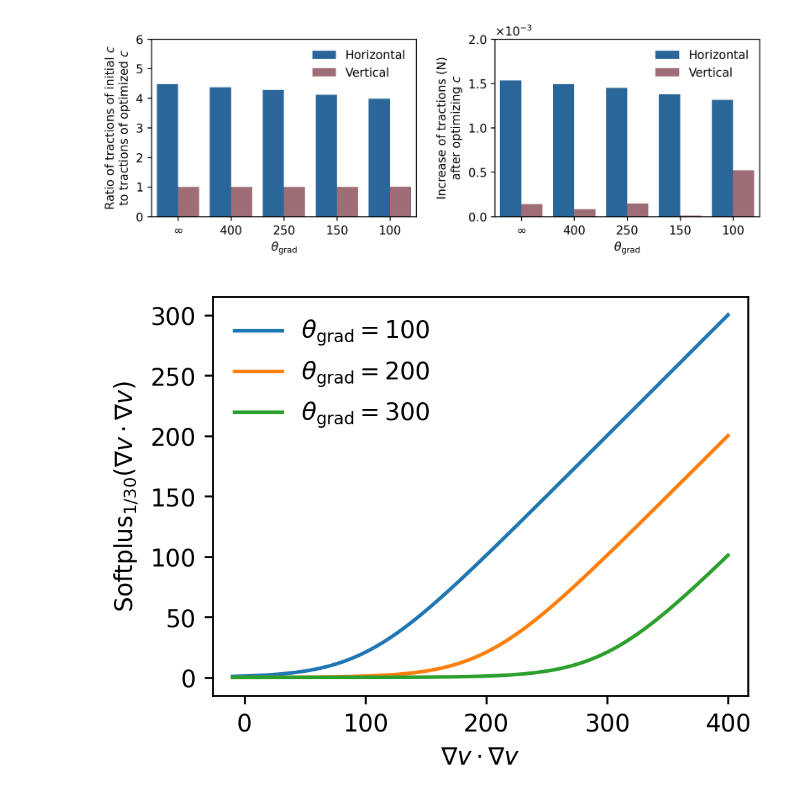
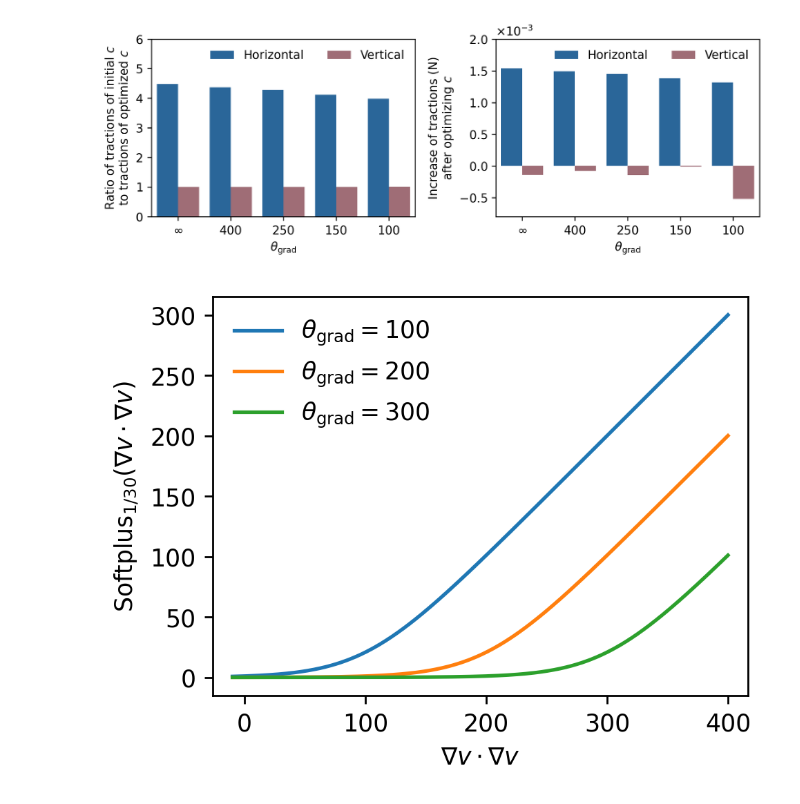
Before and after one commit to LuoXueling/optimization_of_digital_material_distribution, a Jupyter notebook: prototypes/trapezoid_threshold_traction/plot.ipynb, the cells around one changed output. Cells and saved outputs as stored; diff of their text form; code cells hidden in the pictures.

```diff
--- a/prototypes/trapezoid_threshold_traction/plot.ipynb
+++ b/prototypes/trapezoid_threshold_traction/plot.ipynb
@@ -15,7 +15,7 @@ dfs = {
 }
 
 dfs_processed = {
-    key: pd.DataFrame({"thres": [key, key], "type": ["Horizontal", "Vertical"], "value": [val["top_x"].values[-1]/val["top_x"].values[0], val["top_y"].values[-1]/val["top_y"].values[0]], "abs_increase": [abs(val["top_x"].values[-1]-val["top_x"].values[0]), abs(val["top_y"].values[-1]-val["top_y"].values[0])]}) for key, val in dfs.items()
+    key: pd.DataFrame({"thres": [key, key], "type": ["Horizontal", "Vertical"], "value": [val["top_x"].values[-1]/val["top_x"].values[0], val["top_y"].values[-1]/val["top_y"].values[0]], "abs_increase": [-(val["top_x"].values[-1]-val["top_x"].values[0]), val["top_y"].values[-1]-val["top_y"].values[0]]}) for key, val in dfs.items()
 }
 
 # df0 = pd.DataFrame({"thres": [r"$\infty$", r"$\infty$"], "type": ["Horizontal", "Vertical"], "value": [4.4746086710, 1.0030866765], "abs_increase": [-0.00044155236656244067+0.001975774048110545, -0.04617517159117138+0.046317699407743024]})
@@ -23,37 +23,37 @@ dfs_processed = {
 # df150 = pd.DataFrame({"thres": [150, 150], "type": ["Horizontal", "Vertical"], "value": [4.3007660425, 1.0054187229], "abs_increase": [-0.00044155236656243915+0.0018990134240865898, -0.046175171591171724+0.046425382048636]})
 # df200 = pd.DataFrame({"thres": [200, 200], "type": ["Horizontal", "Vertical"], "value": [4.3527237154, 1.0043960853], "abs_increase": [-0.0004415523665624422+0.0019219554575148512, -0.04617517159117185+0.04637816158613137]})
 # df400 = pd.DataFrame({"thres": [400, 400], "type": ["Horizontal", "Vertical"], "value": [4.4298379222, 1.0026589808], "abs_increase": [-0.00044155236656244165+0.0019560054180213925, -0.04617517159117164+0.046297950484724536]})
 
 df = pd.concat(dfs_processed.values())
 
 import seaborn as sns
 
 plt.figure(figsize=(8,3.0), dpi=250)
 ax = plt.subplot(121)
 sns.barplot(data=df, x="thres", y="value", hue="type", palette=["#1768AC", "#A76571"], ax=ax)
 ax.set_ylim([0, 6])
 handles, labels = ax.get_legend_handles_labels()
 ax.get_legend().remove()
-ax.legend(handles=handles, labels=labels, title=False, frameon=False)
+ax.legend(handles=handles, labels=labels, title=False, frameon=False, ncol=2)
 ax.set_xlabel(r"$\theta_{\text{grad}}$")
 ax.set_ylabel("Ratio of tractions of initial $c$\nto tractions of optimized $c$")
 
 ax = plt.subplot(122)
 sns.barplot(data=df, x="thres", y="abs_increase", hue="type", palette=["#1768AC", "#A76571"], ax=ax)
 handles, labels = ax.get_legend_handles_labels()
 ax.get_legend().remove()
-ax.legend(handles=handles, labels=labels, title=False, frameon=False)
+ax.legend(handles=handles, labels=labels, title=False, frameon=False, loc="upper right", ncol=2)
 ax.set_xlabel(r"$\theta_{\text{grad}}$")
 ax.set_ylabel("Increase of tractions (N)\nafter optimizing $c$")
 ax.ticklabel_format(axis='y', style='sci', scilimits=(0,0), useMathText=True)
-ax.set_ylim([0, 2e-3])
+ax.set_ylim([-0.8e-3, 2e-3])
 
 plt.tight_layout()
 plt.savefig("trapezoid_threshold_traction_diff.pdf", bbox_inches="tight")
 plt.show()
 plt.close()
 # %% [output]
-[figure, old version]
+[figure, new version]
 # %%
 import matplotlib.pyplot as plt
 import numpy as np
```
Also changed, not shown: 6 other files.
